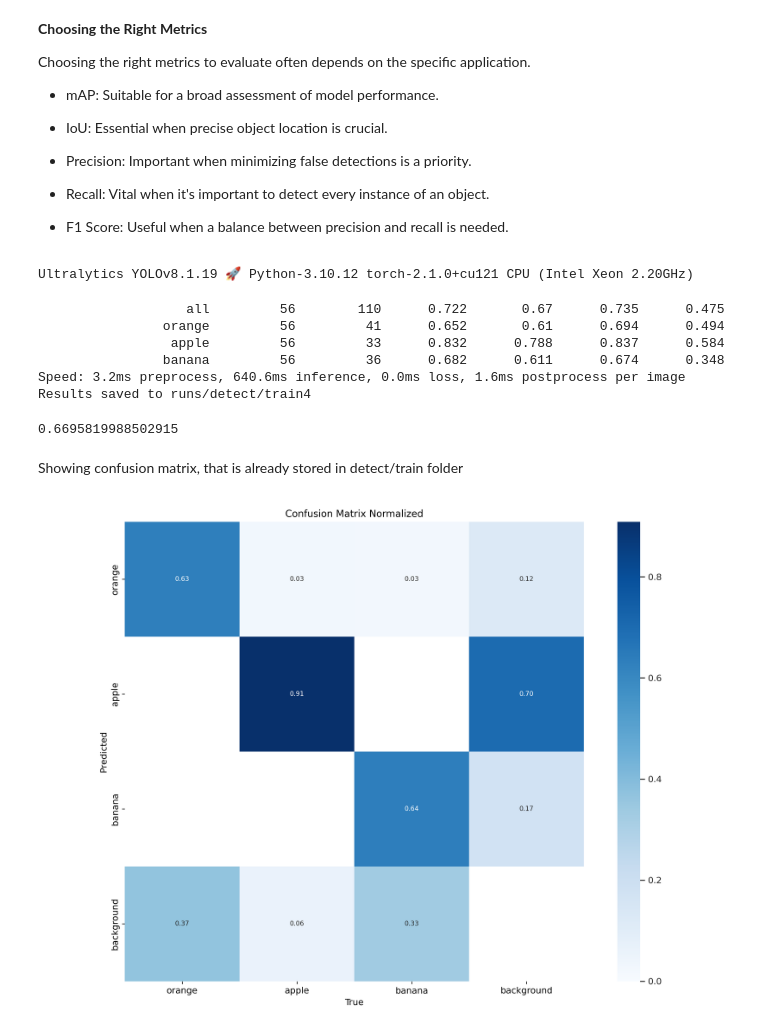
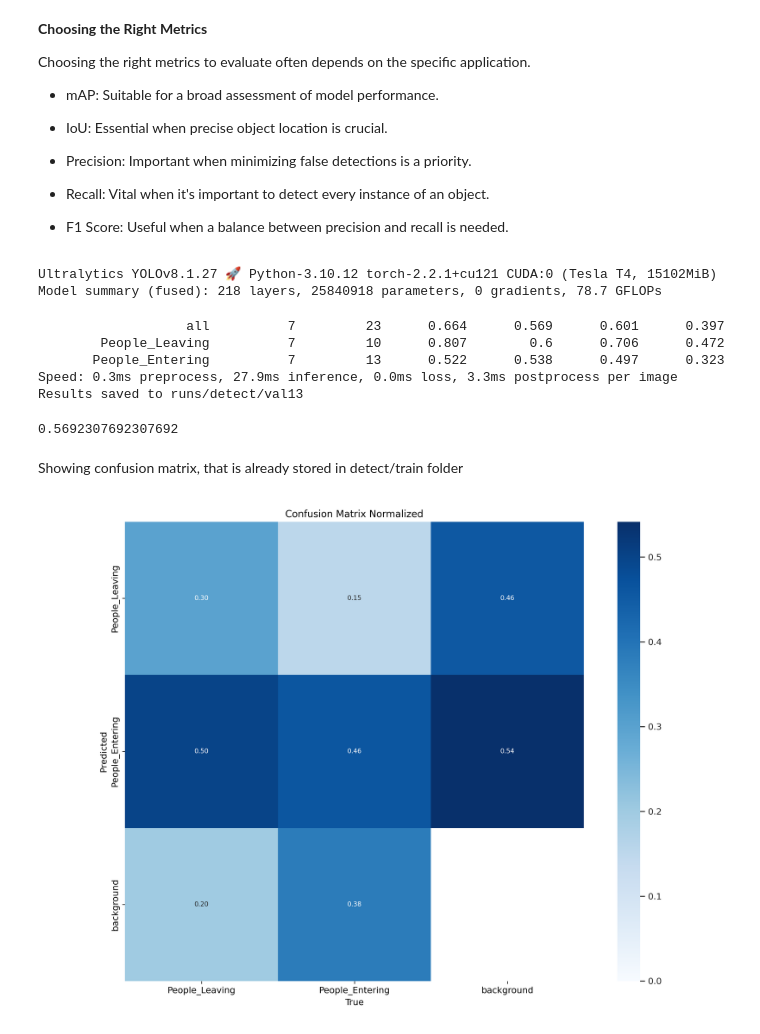
Before and after one commit to Prathamesh-Shanbhag/Computer-Vision-Project, a Jupyter notebook: ComputerVisionProject.ipynb, the cells around one changed output. Drawn from its saved outputs; the diff is of its cells as text; code cells hidden in the pictures.

```diff
--- a/ComputerVisionProject.ipynb
+++ b/ComputerVisionProject.ipynb
@@ -681,6 +196,7 @@ Choosing the right metrics to evaluate often depends on the specific application
 
 - F1 Score: Useful when a balance between precision and recall is needed.
 # %%
+model= YOLO("/content/drive/MyDrive/ColabNotebooks/YOLO_Model_Test/runs/detect/train9/weights/best.pt")
 metrics = model.val()  # no arguments needed, dataset and settings remembered
 metrics.box.map    # map50-95
 metrics.box.map50  # map50
@@ -689,20 +205,20 @@ metrics.box.maps   # a list contains map50-95 of each category
 metrics.box.mp    # P
 metrics.box.mr    # R
 # %% [output]
-Ultralytics YOLOv8.1.19 🚀 Python-3.10.12 torch-2.1.0+cu121 CPU (Intel Xeon 2.20GHz)
+Ultralytics YOLOv8.1.27 🚀 Python-3.10.12 torch-2.2.1+cu121 CUDA:0 (Tesla T4, 15102MiB)
+Model summary (fused): 218 layers, 25840918 parameters, 0 gradients, 78.7 GFLOPs
-                   all         56        110      0.722       0.67      0.735      0.475
-                orange         56         41      0.652       0.61      0.694      0.494
-                 apple         56         33      0.832      0.788      0.837      0.584
-                banana         56         36      0.682      0.611      0.674      0.348
-Speed: 3.2ms preprocess, 640.6ms inference, 0.0ms loss, 1.6ms postprocess per image
-Results saved to runs/detect/train4
+                   all          7         23      0.664      0.569      0.601      0.397
+        People_Leaving          7         10      0.807        0.6      0.706      0.472
+       People_Entering          7         13      0.522      0.538      0.497      0.323
+Speed: 0.3ms preprocess, 27.9ms inference, 0.0ms loss, 3.3ms postprocess per image
+Results saved to runs/detect/val13
-0.6695819988502915
+0.5692307692307692
 # %% [markdown]
 Showing confusion matrix, that is already stored in detect/train folder
 # %%
 %matplotlib inline
 from PIL import Image
 
-Image.open('/content/runs/detect/train/confusion_matrix_normalized.png')
+Image.open('/content/drive/MyDrive/ColabNotebooks/YOLO_Model_Test/runs/detect/val13/confusion_matrix_normalized.png')
 # %% [output]
-[figure, old version]
+[figure, new version]
```
Also changed, not shown: parts of 53 cells of this notebook.
